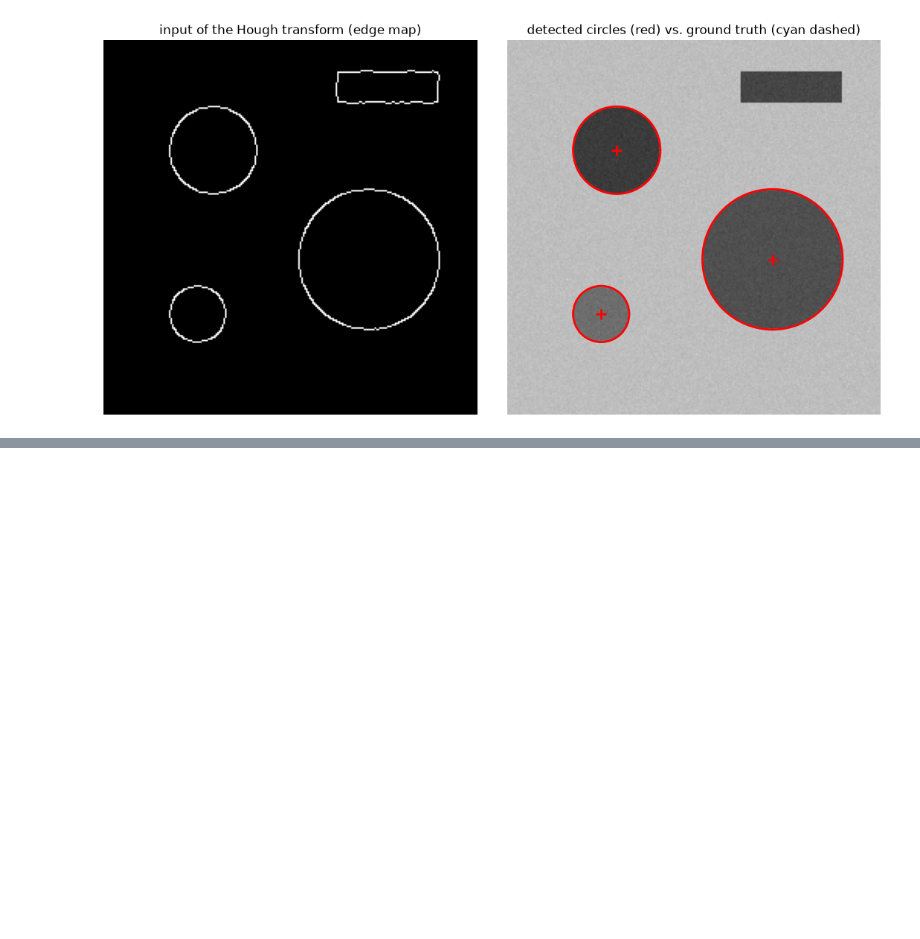
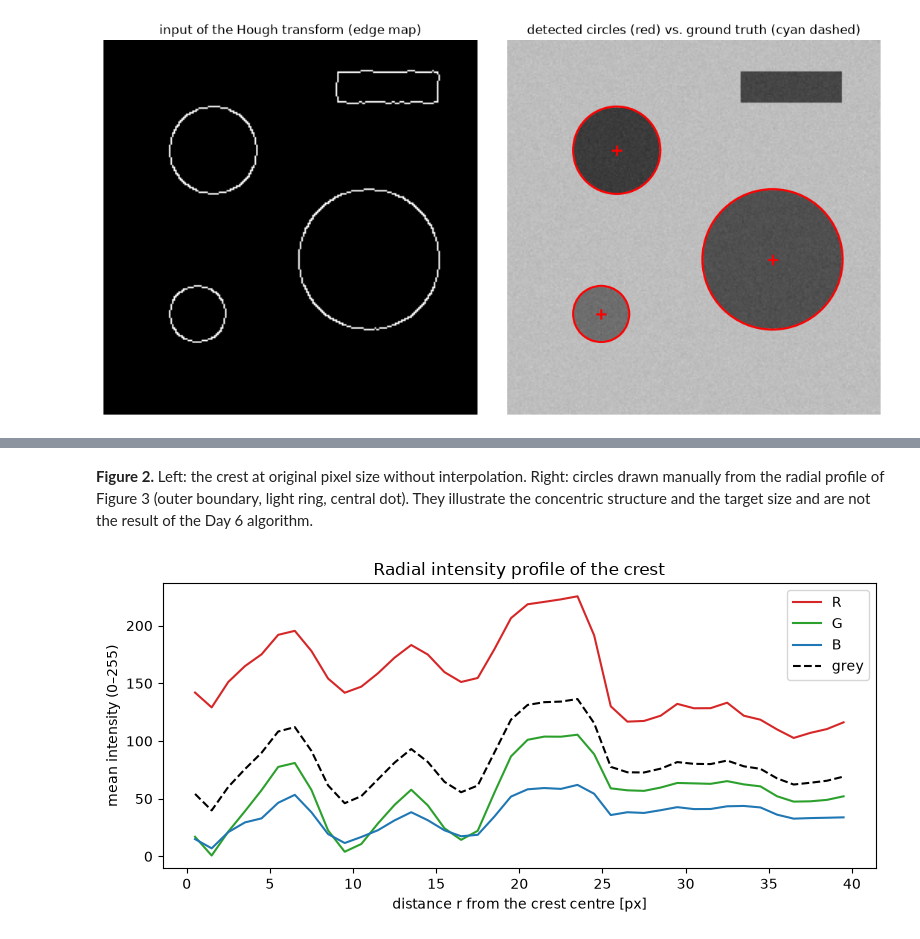
Before and after one commit to mischhart-bsc/image-processing, a Jupyter notebook: mc2_2_pattern_detection.ipynb, the cells around one changed output, grey strips where cells are left out. Drawn from its saved outputs; the diff is of its cells as text; code cells hidden in the pictures; blank space fills up the shorter version.

```diff
--- a/mc2_2_pattern_detection.ipynb
+++ b/mc2_2_pattern_detection.ipynb
@@ -248,0 +299,17 @@ Blur, Sobel gradient, non-maximum suppression and thresholding were implemented
+# %% [markdown]
+**Figure 2.** Left: the crest at original pixel size without interpolation. Right: circles drawn manually from the radial profile of Figure 3 (outer boundary, light ring, central dot). They illustrate the concentric structure and the target size and are not the result of the Day 6 algorithm.
+# %%
+yy, xx = np.mgrid[c:d, a:b]
+rad = np.hypot(xx - cx, yy - cy)
+grey = 0.299 * img[c:d, a:b, 0] + 0.587 * img[c:d, a:b, 1] + 0.114 * img[c:d, a:b, 2]
+r_axis = np.arange(0, 40)
+fig, ax = plt.subplots(figsize=(8, 3.8))
+for k, (n, col) in enumerate([("R", "tab:red"), ("G", "tab:green"), ("B", "tab:blue")]):
+    ch = img[c:d, a:b, k].astype(float)
+    ax.plot(r_axis + 0.5, [ch[(rad >= r) & (rad < r + 1)].mean() for r in r_axis], color=col, label=n)
+ax.plot(r_axis + 0.5, [grey[(rad >= r) & (rad < r + 1)].mean() for r in r_axis], "k--", label="grey")
+ax.set_xlabel("distance r from the crest centre [px]"); ax.set_ylabel("mean intensity (0–255)")
+ax.set_title("Radial intensity profile of the crest"); ax.legend()
+plt.tight_layout(); plt.show()
+# %% [output]
+[figure, added]
```
Also changed, not shown: parts of 21 cells of this notebook.
